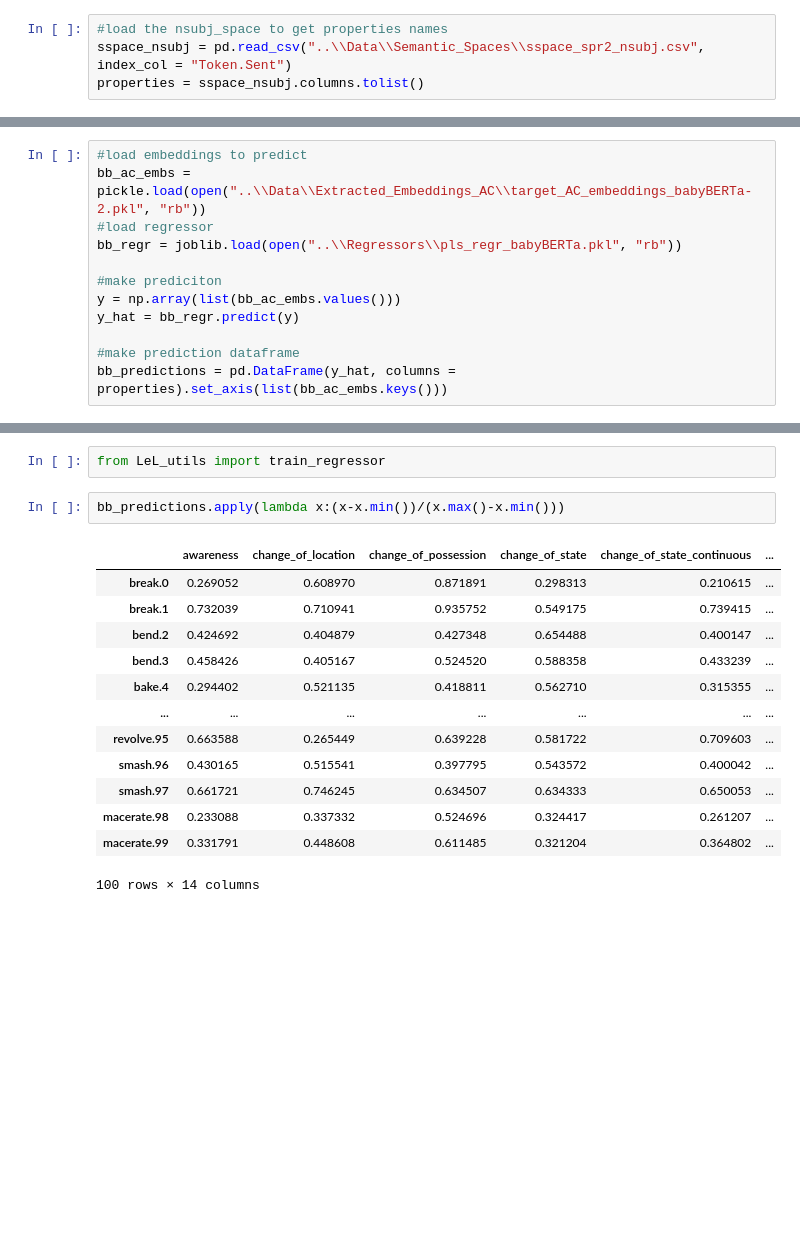
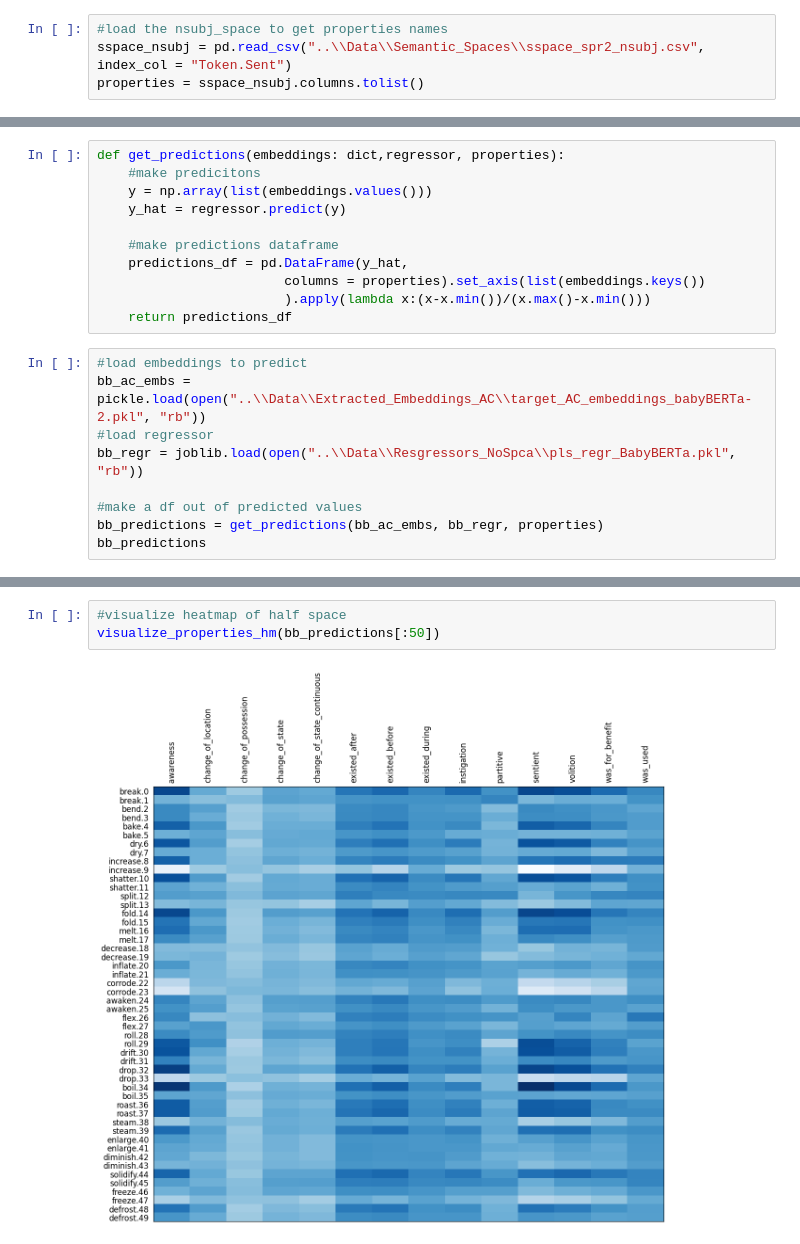
Before and after one commit to aittam9/PaperLeL, a Jupyter notebook: Code/Anticausative_Predictions.ipynb, the cells around one changed output, grey strips where cells are left out. Drawn from its saved outputs; the diff is of its cells as text; blank space fills up the shorter version.

```diff
--- a/Code/Anticausative_Predictions.ipynb
+++ b/Code/Anticausative_Predictions.ipynb
@@ -31,12 +35,20 @@ properties = sspace_nsubj.columns.tolist()
+# %%
+def get_predictions(embeddings: dict,regressor, properties):
+    #make predicitons
+    y = np.array(list(embeddings.values()))
+    y_hat = regressor.predict(y)
+
+    #make predictions dataframe
+    predictions_df = pd.DataFrame(y_hat,
+                        columns = properties).set_axis(list(embeddings.keys())
+                        ).apply(lambda x:(x-x.min())/(x.max()-x.min()))
+    return predictions_df
 # %%
 #load embeddings to predict
 bb_ac_embs = pickle.load(open("..\\Data\\Extracted_Embeddings_AC\\target_AC_embeddings_babyBERTa-2.pkl", "rb"))
 #load regressor
-bb_regr = joblib.load(open("..\\Regressors\\pls_regr_babyBERTa.pkl", "rb"))
+bb_regr = joblib.load(open("..\\Data\\Resgressors_NoSpca\\pls_regr_BabyBERTa.pkl", "rb"))
 
-#make prediciton
-y = np.array(list(bb_ac_embs.values()))
-y_hat = bb_regr.predict(y)
-
-#make prediction dataframe
-bb_predictions = pd.DataFrame(y_hat, columns = properties).set_axis(list(bb_ac_embs.keys()))
+#make a df out of predicted values
+bb_predictions = get_predictions(bb_ac_embs, bb_regr, properties)
+bb_predictions
@@ -43,18 +69,5 @@ bb_predictions = pd.DataFrame(y_hat, columns = properties).set_axis(list(bb_ac_e
-# %%
-from LeL_utils import train_regressor
-# %%
-bb_predictions.apply(lambda x:(x-x.min())/(x.max()-x.min()))
-# %% [output]
-|  | awareness | change_of_location | change_of_possession | change_of_state | change_of_state_continuous | ... |
-| break.0 | 0.269052 | 0.608970 | 0.871891 | 0.298313 | 0.210615 | ... |
-| break.1 | 0.732039 | 0.710941 | 0.935752 | 0.549175 | 0.739415 | ... |
-| bend.2 | 0.424692 | 0.404879 | 0.427348 | 0.654488 | 0.400147 | ... |
-| bend.3 | 0.458426 | 0.405167 | 0.524520 | 0.588358 | 0.433239 | ... |
-| bake.4 | 0.294402 | 0.521135 | 0.418811 | 0.562710 | 0.315355 | ... |
-| ... | ... | ... | ... | ... | ... | ... |
-| revolve.95 | 0.663588 | 0.265449 | 0.639228 | 0.581722 | 0.709603 | ... |
-| smash.96 | 0.430165 | 0.515541 | 0.397795 | 0.543572 | 0.400042 | ... |
-| smash.97 | 0.661721 | 0.746245 | 0.634507 | 0.634333 | 0.650053 | ... |
-| macerate.98 | 0.233088 | 0.337332 | 0.524696 | 0.324417 | 0.261207 | ... |
-| macerate.99 | 0.331791 | 0.448608 | 0.611485 | 0.321204 | 0.364802 | ... |
-100 rows × 14 columns
+# %%
+#visualize heatmap of half space
+visualize_properties_hm(bb_predictions[:50])
+# %% [output]
+[figure, added]
```
Also changed, not shown: parts of 29 cells of this notebook, 5 other files.
